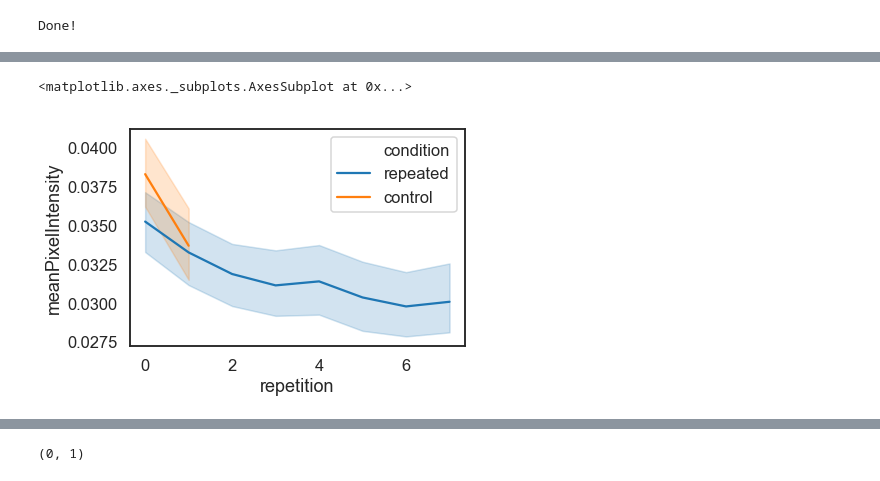
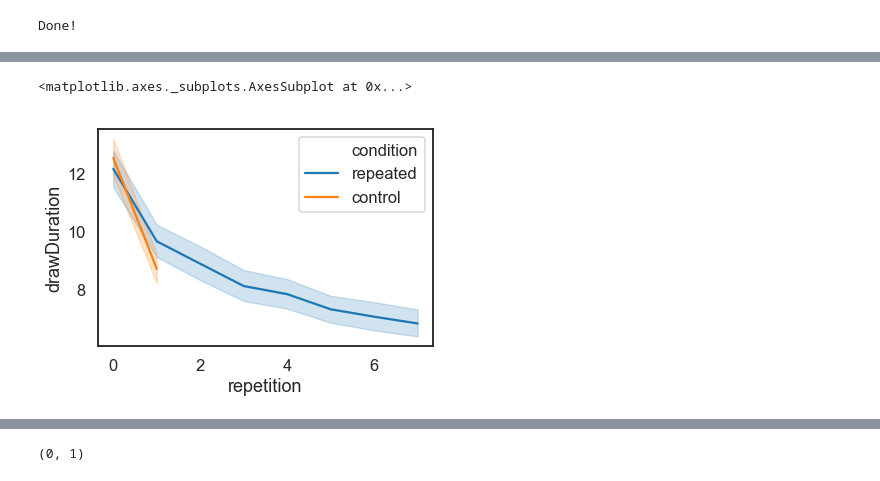
Before and after one commit to cogtoolslab/graphical_conventions_cogsci19, a Jupyter notebook: analysis/ipynb/jefan/generate_refgame_dataframe_run5.ipynb, the cells around one changed output, grey strips where cells are left out. Cells and saved outputs as stored; diff of their text form; code cells hidden in the pictures.

```diff
--- a/analysis/ipynb/jefan/generate_refgame_dataframe_run5.ipynb
+++ b/analysis/ipynb/jefan/generate_refgame_dataframe_run5.ipynb
@@ -139,7 +139,7 @@ Counter({'diningAcontrolwaitingArepeated': 5,
 # %%
 D0 = pd.read_csv(os.path.join(csv_dir,'graphical_conventions.csv'))
 sns.set_context('talk')
-sns.lineplot(x='repetition',hue='condition',y='meanPixelIntensity',data=D0)
+sns.lineplot(x='repetition',hue='condition',y='drawDuration',data=D0)
 # %% [output]
 <matplotlib.axes._subplots.AxesSubplot at 0x...>
-[figure, old version]
+[figure, new version]
```
Also changed, not shown: parts of 7 cells of this notebook, 1 other file.
